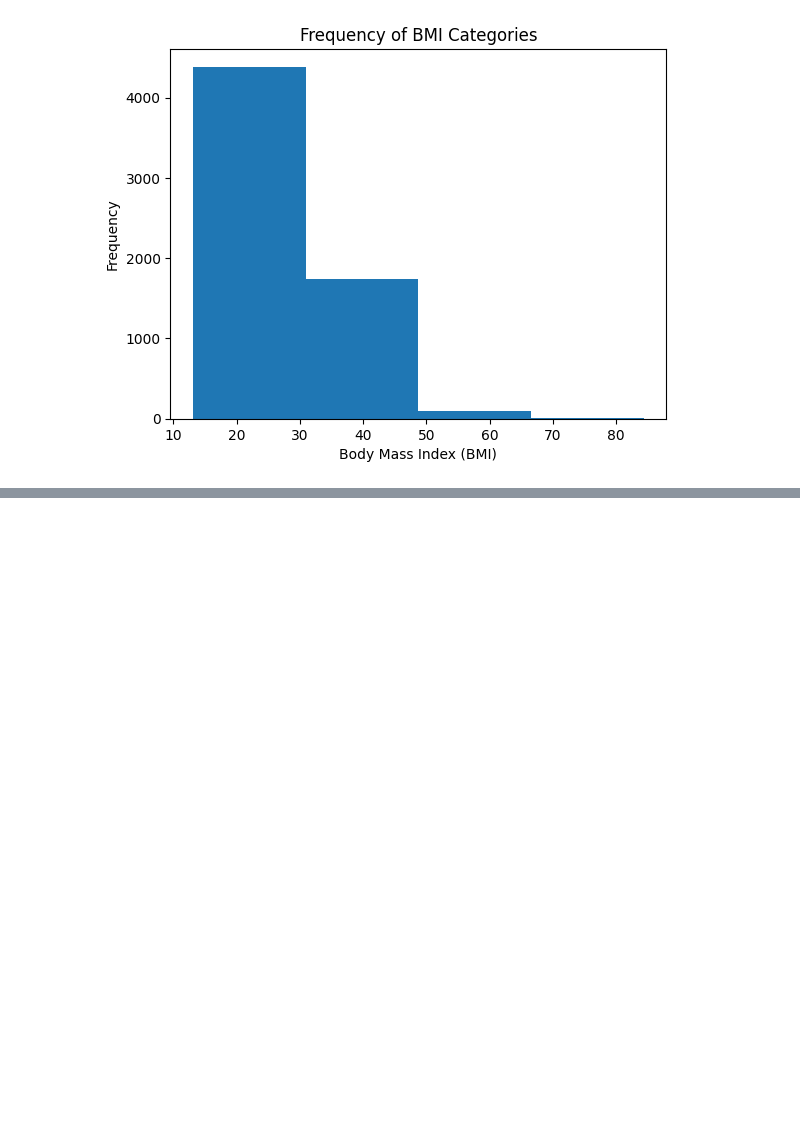
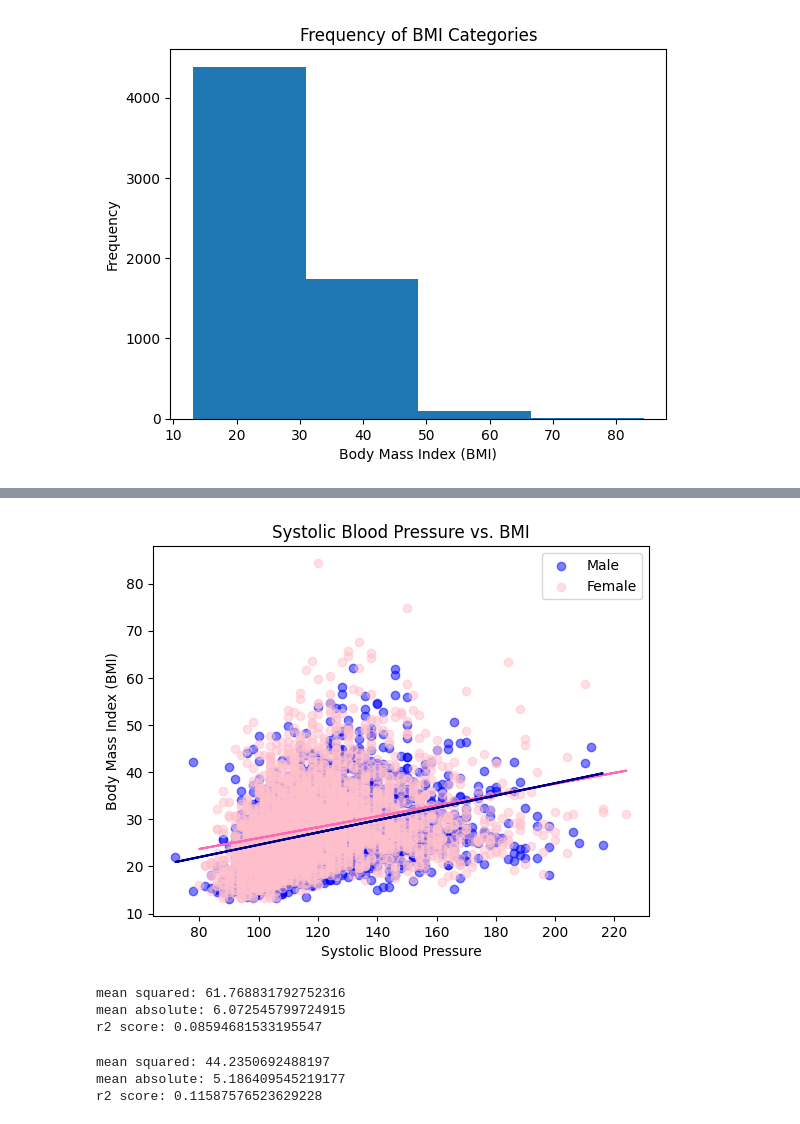
Before and after one commit to SinCosTanTya/Lifestyle-and-Health, a Jupyter notebook: Lifestyle_and_Health_Research_Project.ipynb, the cells around one changed output, grey strips where cells are left out. Drawn from its saved outputs; the diff is of its cells as text; code cells hidden in the pictures; blank space fills up the shorter version.

```diff
--- a/Lifestyle_and_Health_Research_Project.ipynb
+++ b/Lifestyle_and_Health_Research_Project.ipynb
@@ -189,0 +203,41 @@ plt.show()
+# %%
+import csv
+import pandas as pd
+import numpy as np
+!pip install matplotlib
+import matplotlib.pyplot as plt
+!pip install scikit-learn
+from sklearn import datasets, model_selection
+from sklearn.metrics import r2_score
+from sklearn.metrics import mean_squared_error, mean_absolute_error
+from sklearn.datasets import make_regression
+import matplotlib.patches as Patch
+from sklearn.linear_model import LinearRegression
+
+# Linear Regression
+#Split data into female and male
+female_df=new_health_df[new_health_df['gender']=='Female']
+male_df=new_health_df[new_health_df['gender']=='Male']
+
+#Set scatterplot
+plt.scatter(male_df['systolic_bp'],male_df['bmi'],c='blue',alpha=0.5,label='Male')
+plt.scatter(female_df['systolic_bp'],female_df['bmi'],c='pink',alpha=0.5,label='Female')
+
+# initialize model
+female_model=LinearRegression()
+female_model.fit(female_df[['systolic_bp']],female_df['bmi'])
+female_pred=female_model.predict(female_df[['systolic_bp']])
+plt.plot(female_df['systolic_bp'],female_pred,color='hotpink')
+male_model=LinearRegression()
+male_model.fit(male_df[['systolic_bp']],male_df['bmi'])
+male_pred=male_model.predict(male_df[['systolic_bp']])
+plt.plot(male_df['systolic_bp'],male_pred,color='darkblue')
+
+#Add labels
+plt.title('Systolic Blood Pressure vs. BMI')
+plt.xlabel('Systolic Blood Pressure')
+plt.ylabel('Body Mass Index (BMI)')
+
+plt.legend()
+plt.show()
+# %% [output]
@@ -190,3 +260,22 @@ plt.show()
+[figure, added]
+# %%
+#Female r2 info
+print('mean squared:',mean_squared_error(female_df['bmi'],female_pred))
+print('mean absolute:',mean_absolute_error(female_df['bmi'],female_pred))
+print('r2 score:',r2_score(female_df['bmi'],female_pred))
+# %% [output]
+mean squared: 61.768831792752316
+mean absolute: 6.072545799724915
+r2 score: 0.08594681533195547
+# %%
+#Male r2 info
+print('mean squared:',mean_squared_error(male_df['bmi'],male_pred))
+print('mean absolute:',mean_absolute_error(male_df['bmi'],male_pred))
+print('r2 score:',r2_score(male_df['bmi'],male_pred))
+# %% [output]
+mean squared: 44.2350692488197
+mean absolute: 5.186409545219177
+r2 score: 0.11587576523629228
 # %%
 #Pull out only male rows -> complete the t-test to find p value
 # %%
```
Also changed, not shown: parts of 6 cells of this notebook.
